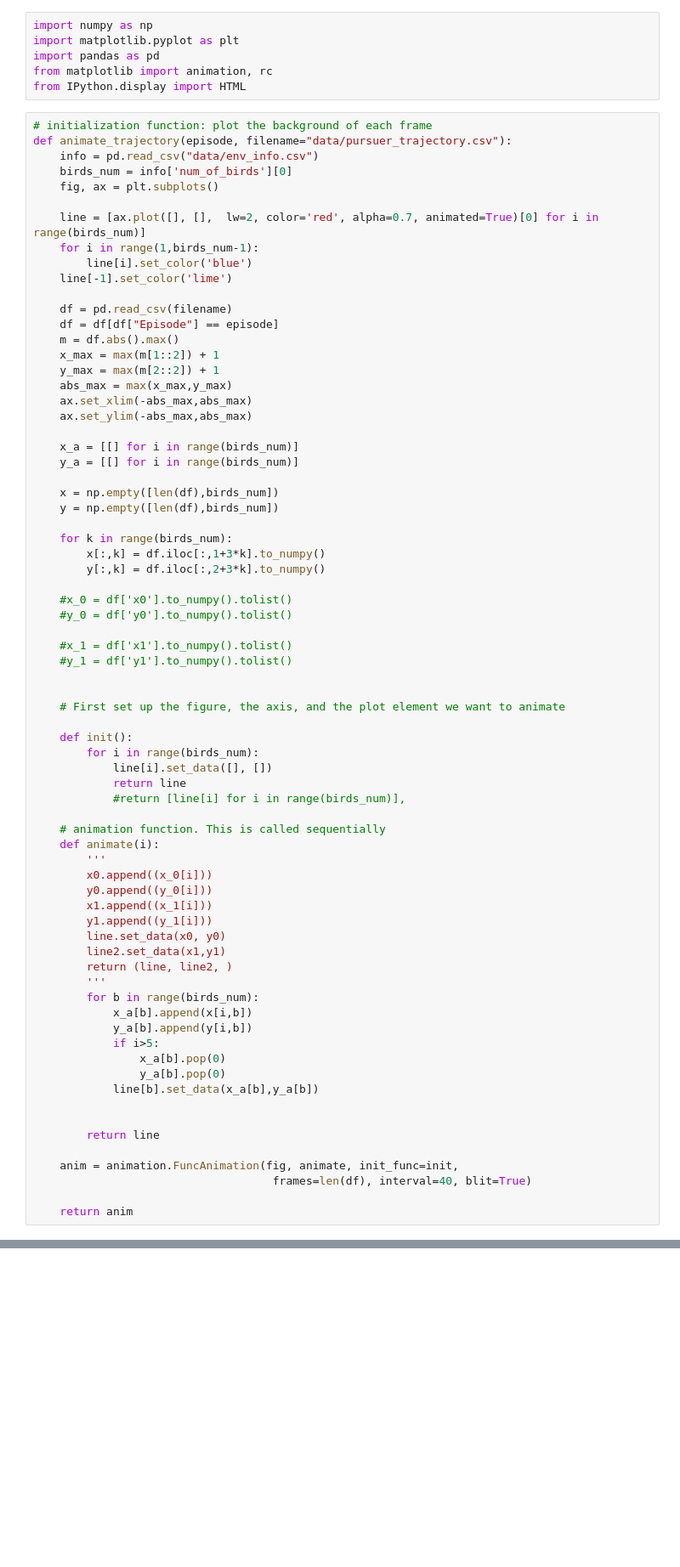
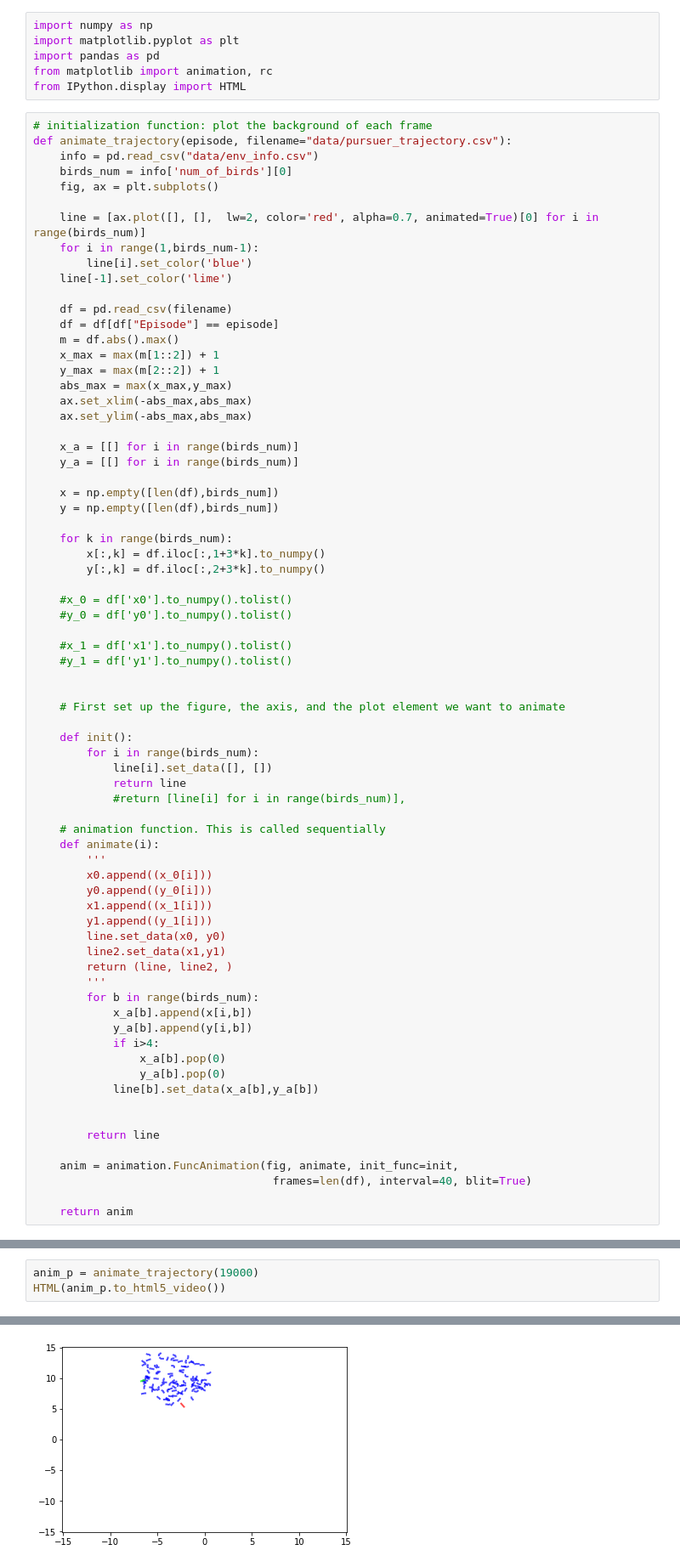
Before and after one commit to fbrand-new/reinforced-birds, a Jupyter notebook: AnimateTrajectory.ipynb, the cells around one changed output, grey strips where cells are left out. Shown at 85% size. Saved outputs shown, nothing was run; the diff lists cells and outputs as text; blank space fills up the shorter version.

```diff
--- a/AnimateTrajectory.ipynb
+++ b/AnimateTrajectory.ipynb
@@ -66,7 +66,7 @@ def animate_trajectory(episode, filename="data/pursuer_trajectory.csv"):
         for b in range(birds_num):
             x_a[b].append(x[i,b])
             y_a[b].append(y[i,b])
-            if i>5:
+            if i>4:
                 x_a[b].pop(0)
                 y_a[b].pop(0)
             line[b].set_data(x_a[b],y_a[b])
@@ -92,0 +81,4 @@ HTML(anim_p.to_html5_video())
+# %%
+anim_p = animate_trajectory(19000)
+HTML(anim_p.to_html5_video())
+# %% [output]
@@ -92,0 +86 @@ HTML(anim_p.to_html5_video())
+[figure, added]
```
Also changed, not shown: parts of 4 cells of this notebook, 15 other files.
